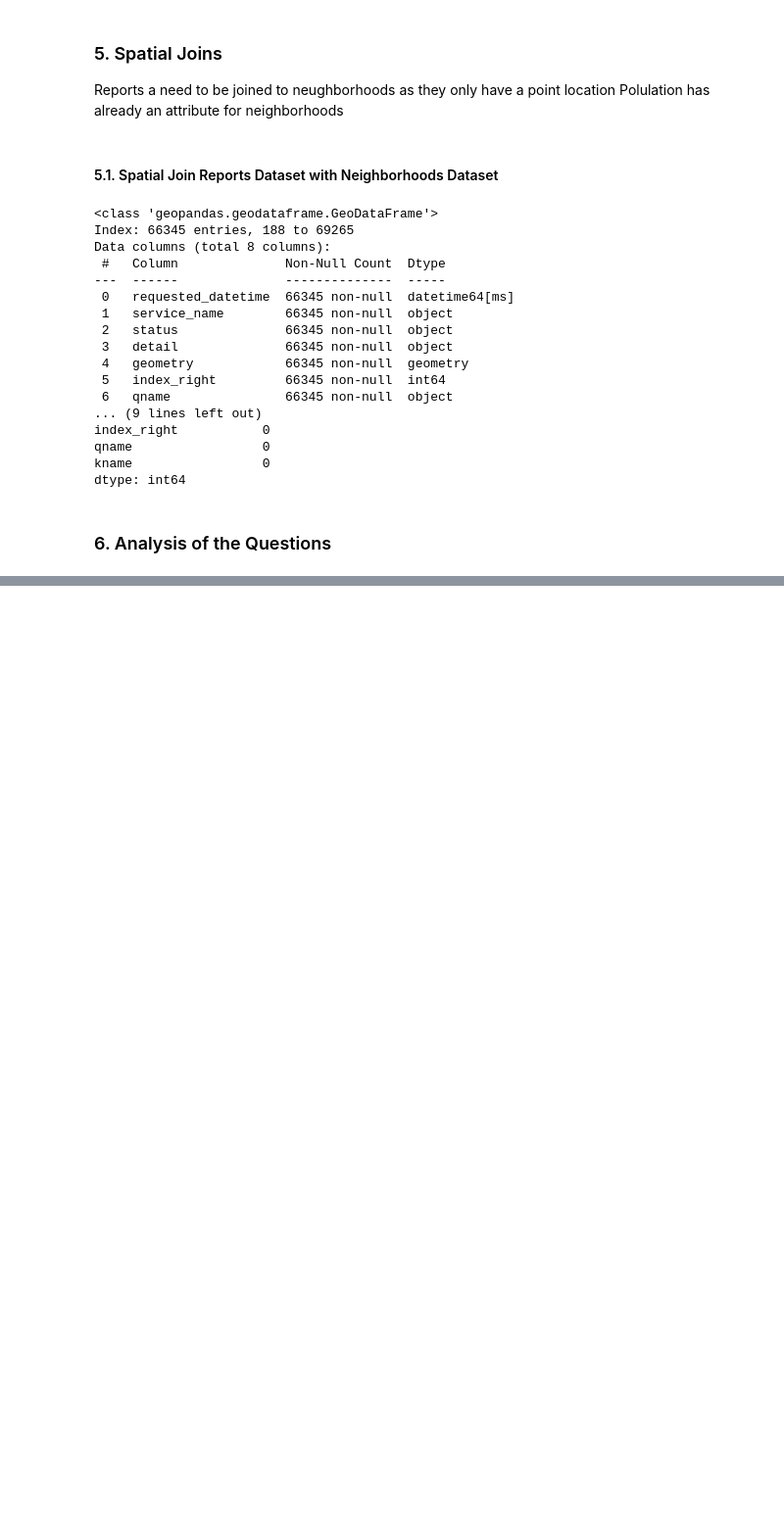
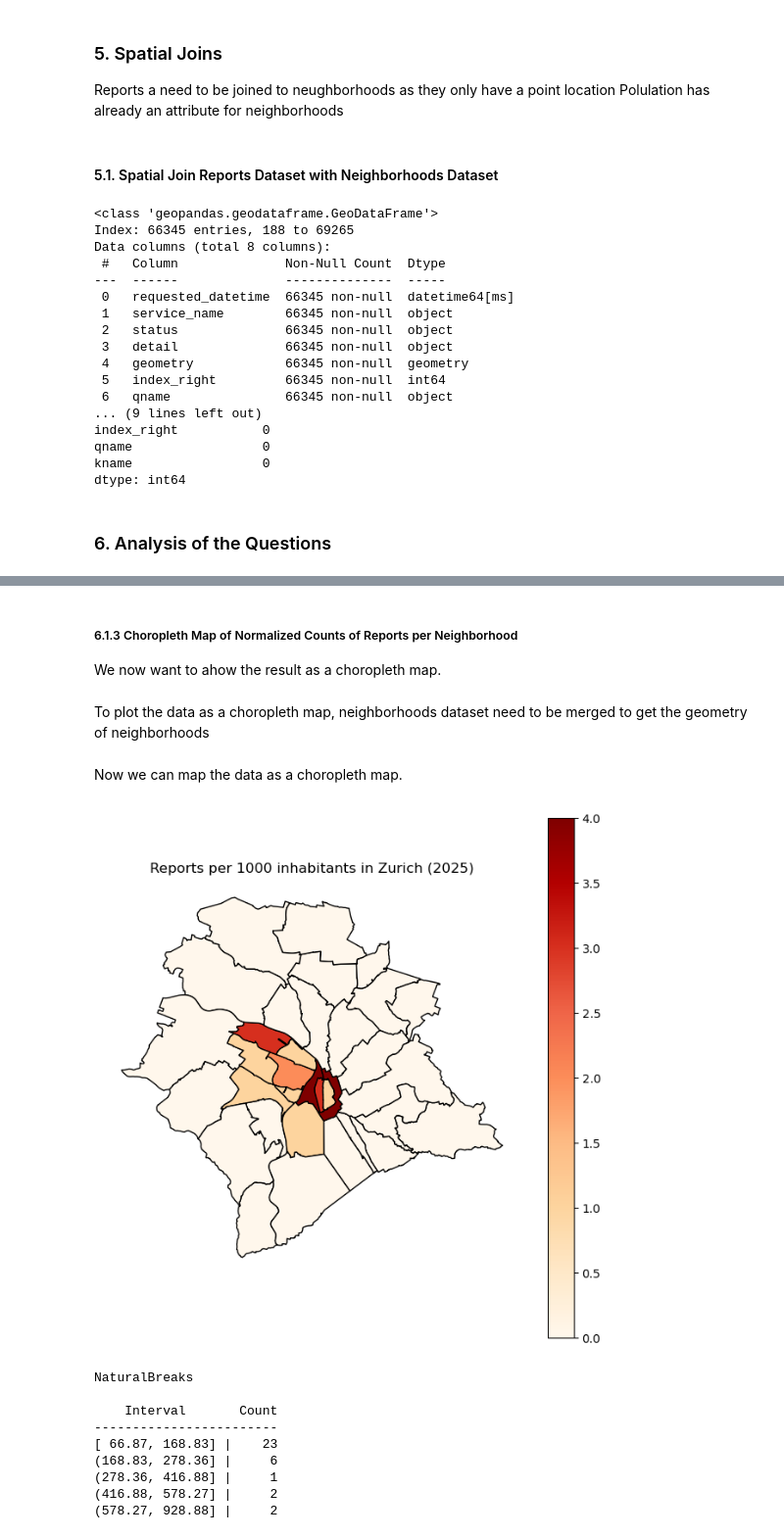
Before and after one commit to 0001jr/zurich-wie-neu, a Jupyter notebook: notebooks/zuri-wie-neu.ipynb, the cells around one changed output, grey strips where cells are left out. Shown at 98% size. Cells and saved outputs as stored; diff of their text form; code cells hidden in the pictures; blank space fills up the shorter version.

```diff
--- a/notebooks/zuri-wie-neu.ipynb
+++ b/notebooks/zuri-wie-neu.ipynb
@@ -476 +543,8 @@ Second, normalize the report counts per neighborhood by population
+# %%
+# calculate the average population per neighborhood
+avg_population_per_neighborhood = (
+    population_cleaned
+    .groupby("qname", as_index=False)["population"]
+    .mean()
+)
 # %% [markdown]
@@ -477,0 +552,7 @@ And last, merge normalized report counts with neighborhood to plot the data as a
+# %%
+# merge the two variables to one dataset
+reports_per_mean_population = reports_per_neighborhood.merge(
+    avg_population_per_neighborhood,
+    on="qname",
+    how="left"
+)
@@ -477,0 +561,7 @@ And last, merge normalized report counts with neighborhood to plot the data as a
+# %%
+reports_per_mean_population["reports_per_1000"] = (
+    reports_per_mean_population["report_count"] / reports_per_mean_population["population"] * 1000
+)
+
+reports_per_mean_population = reports_per_mean_population.sort_values("reports_per_1000", ascending=False)
+print(reports_per_mean_population.info())
@@ -477,0 +581,35 @@ And last, merge normalized report counts with neighborhood to plot the data as a
+# %% [markdown]
+##### 6.1.3 Choropleth Map of Normalized Counts of Reports per Neighborhood
+
+We now want to ahow the result as a choropleth map.
+# %% [markdown]
+To plot the data as a choropleth map, neighborhoods dataset need to be merged to get the geometry of neighborhoods
+# %%
+normalized_reports_map = neighborhoods_cleaned.merge(
+    reports_per_mean_population,
+    on="qname",
+    how="left"
+)
+# %% [markdown]
+Now we can map the data as a choropleth map.
+# %%
+create_choropleth(
+    normalized_reports_map,
+    "reports_per_1000",
+    "Reports per 1000 inhabitants in Zurich (2025)",
+    "Intensity",
+    "../outputs/normalized_reports_zurich_2025_map.png",
+    k=5,
+    classification="NaturalBreaks"
+)
+# %% [output]
+[figure, added]
+NaturalBreaks
+
+    Interval       Count
+------------------------
+[ 66.87, 168.83] |    23
+(168.83, 278.36] |     6
+(278.36, 416.88] |     1
+(416.88, 578.27] |     2
+(578.27, 928.88] |     2
```
Also changed, not shown: parts of 16 cells of this notebook.
